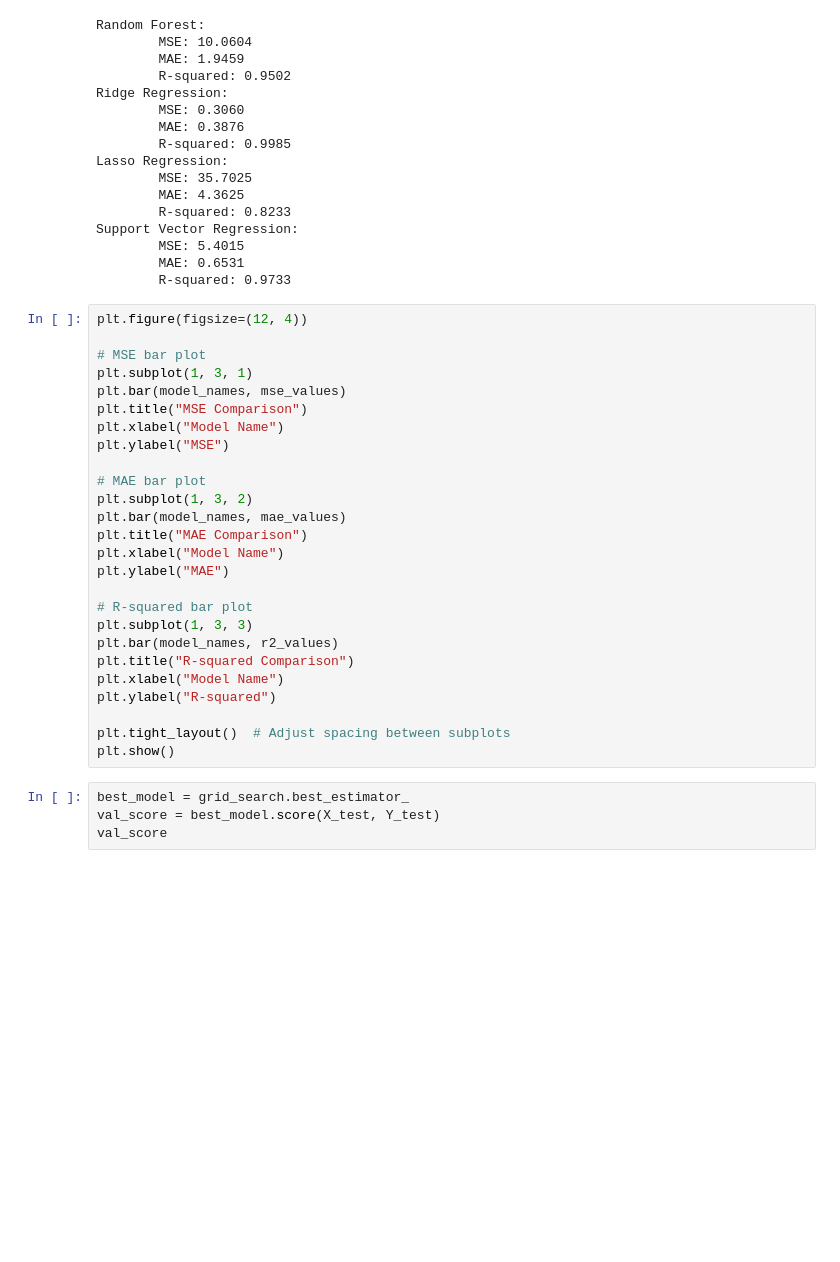
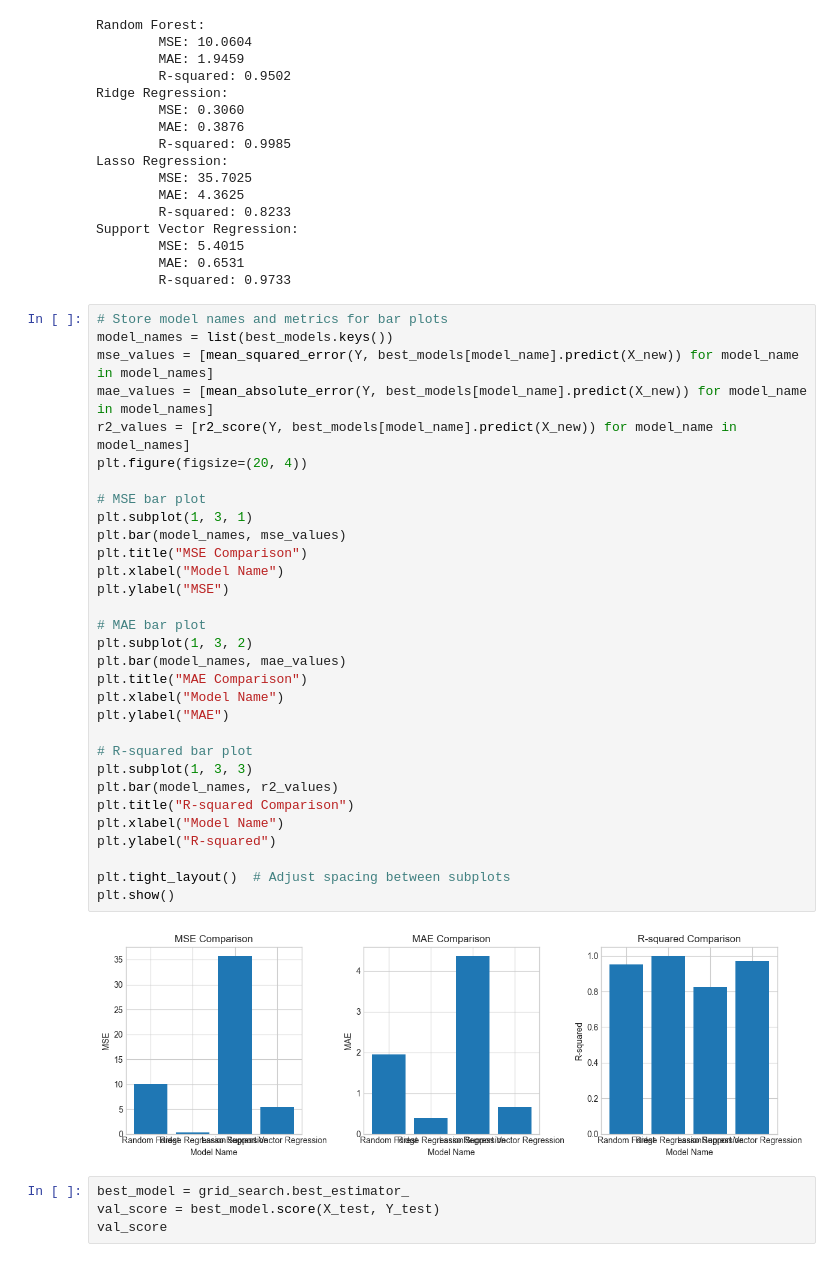
Before and after one commit to vrmaverick/Car_Valuation, a Jupyter notebook: PricePrediction.ipynb, the cells around one changed output. Drawn from its saved outputs; the diff is of its cells as text; blank space fills up the shorter version.

```diff
--- a/PricePrediction.ipynb
+++ b/PricePrediction.ipynb
@@ -295,31 +295,38 @@ Support Vector Regression:
         MAE: 0.6531
         R-squared: 0.9733
 # %%
-plt.figure(figsize=(12, 4))
+# Store model names and metrics for bar plots
+model_names = list(best_models.keys())
+mse_values = [mean_squared_error(Y, best_models[model_name].predict(X_new)) for model_name in model_names]
+mae_values = [mean_absolute_error(Y, best_models[model_name].predict(X_new)) for model_name in model_names]
+r2_values = [r2_score(Y, best_models[model_name].predict(X_new)) for model_name in model_names]
+plt.figure(figsize=(20, 4))
 
 # MSE bar plot
 plt.subplot(1, 3, 1)
 plt.bar(model_names, mse_values)
 plt.title("MSE Comparison")
 plt.xlabel("Model Name")
 plt.ylabel("MSE")
 
 # MAE bar plot
 plt.subplot(1, 3, 2)
 plt.bar(model_names, mae_values)
 plt.title("MAE Comparison")
 plt.xlabel("Model Name")
 plt.ylabel("MAE")
 
 # R-squared bar plot
 plt.subplot(1, 3, 3)
 plt.bar(model_names, r2_values)
 plt.title("R-squared Comparison")
 plt.xlabel("Model Name")
 plt.ylabel("R-squared")
 
 plt.tight_layout()  # Adjust spacing between subplots
 plt.show()
+# %% [output]
+[figure, added]
 # %%
 best_model = grid_search.best_estimator_
 val_score = best_model.score(X_test, Y_test)
```
Also changed, not shown: 2 other files.
